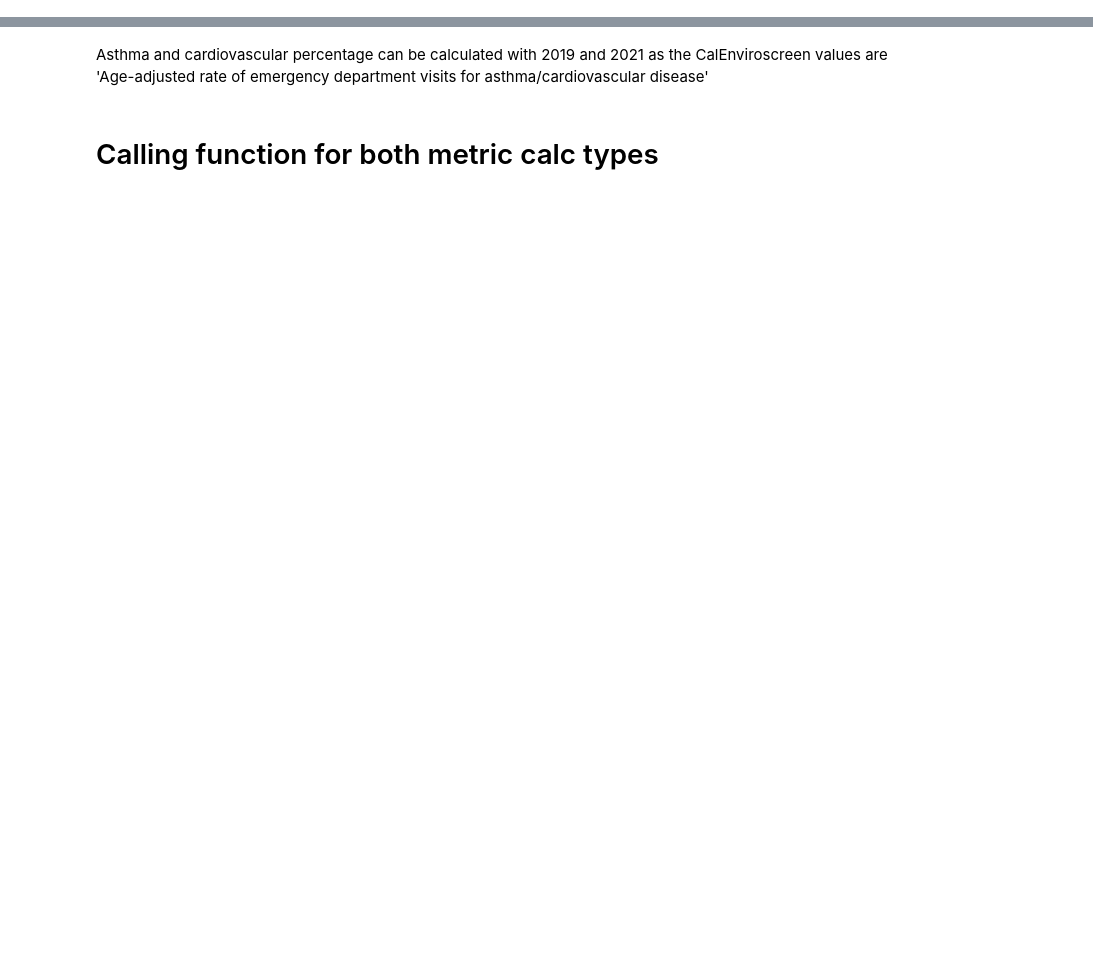
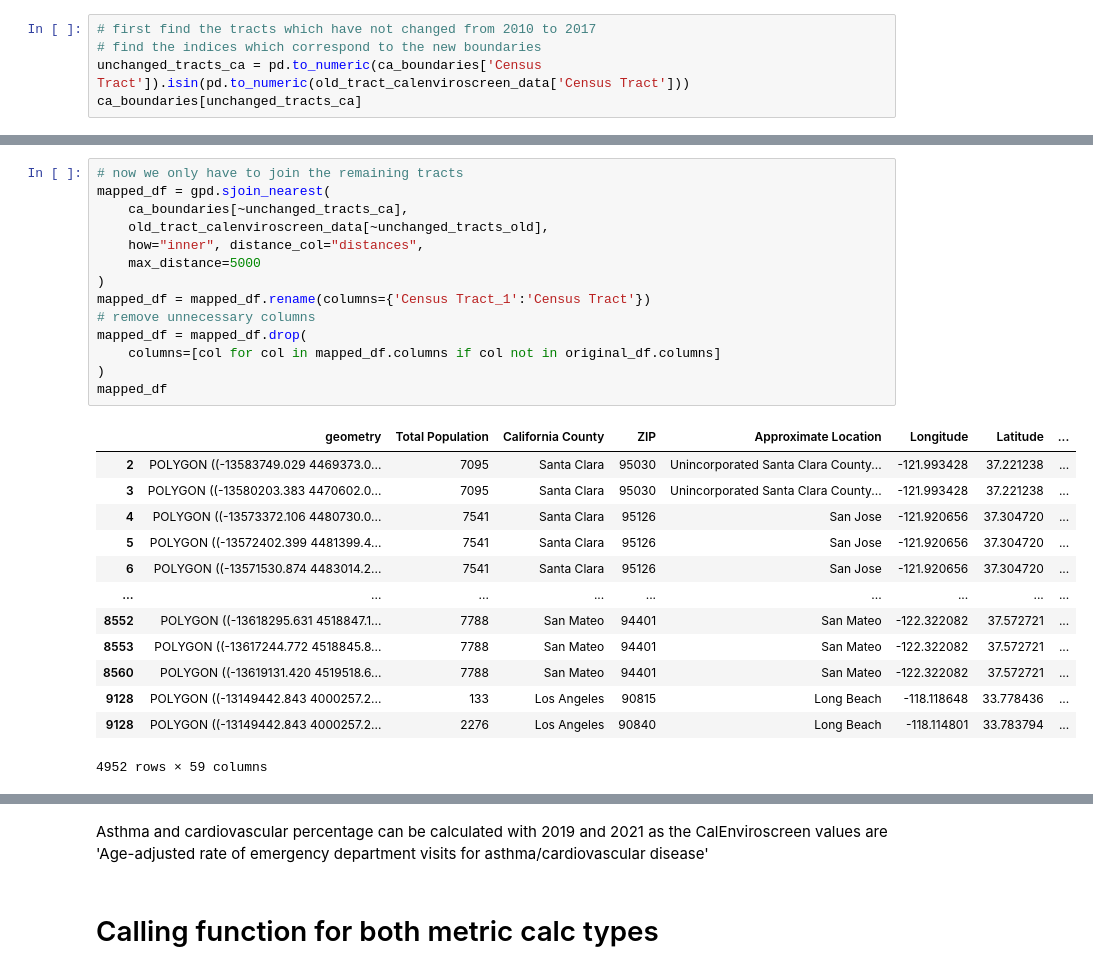
Before and after one commit to Eagle-Rock-Analytics/carb-climate-index, a Jupyter notebook: scripts/data_metric_calc/society_cal_enviroscreen_metrics.ipynb, the cells around one changed output, grey strips where cells are left out. Cells and saved outputs as stored; diff of their text form; blank space fills up the shorter version.

```diff
--- a/scripts/data_metric_calc/society_cal_enviroscreen_metrics.ipynb
+++ b/scripts/data_metric_calc/society_cal_enviroscreen_metrics.ipynb
@@ -66,0 +141,5 @@ Index(['Census Tract', 'Total Population', 'California County', 'ZIP',
+# %%
+# first find the tracts which have not changed from 2010 to 2017
+# find the indices which correspond to the new boundaries
+unchanged_tracts_ca = pd.to_numeric(ca_boundaries['Census Tract']).isin(pd.to_numeric(old_tract_calenviroscreen_data['Census Tract']))
+ca_boundaries[unchanged_tracts_ca]
@@ -66,0 +185,28 @@ Index(['Census Tract', 'Total Population', 'California County', 'ZIP',
+# %%
+# now we only have to join the remaining tracts
+mapped_df = gpd.sjoin_nearest(
+    ca_boundaries[~unchanged_tracts_ca],
+    old_tract_calenviroscreen_data[~unchanged_tracts_old],
+    how="inner", distance_col="distances",
+    max_distance=5000
+)
+mapped_df = mapped_df.rename(columns={'Census Tract_1':'Census Tract'})
+# remove unnecessary columns
+mapped_df = mapped_df.drop(
+    columns=[col for col in mapped_df.columns if col not in original_df.columns]
+)
+mapped_df
+# %% [output]
+|  | geometry | Total Population | California County | ZIP | Approximate Location | Longitude | Latitude | ... |
+| 2 | POLYGON ((-13583749.029 4469373.0... | 7095 | Santa Clara | 95030 | Unincorporated Santa Clara County... | -121.993428 | 37.221238 | ... |
+| 3 | POLYGON ((-13580203.383 4470602.0... | 7095 | Santa Clara | 95030 | Unincorporated Santa Clara County... | -121.993428 | 37.221238 | ... |
+| 4 | POLYGON ((-13573372.106 4480730.0... | 7541 | Santa Clara | 95126 | San Jose | -121.920656 | 37.304720 | ... |
+| 5 | POLYGON ((-13572402.399 4481399.4... | 7541 | Santa Clara | 95126 | San Jose | -121.920656 | 37.304720 | ... |
+| 6 | POLYGON ((-13571530.874 4483014.2... | 7541 | Santa Clara | 95126 | San Jose | -121.920656 | 37.304720 | ... |
+| ... | ... | ... | ... | ... | ... | ... | ... | ... |
+| 8552 | POLYGON ((-13618295.631 4518847.1... | 7788 | San Mateo | 94401 | San Mateo | -122.322082 | 37.572721 | ... |
+| 8553 | POLYGON ((-13617244.772 4518845.8... | 7788 | San Mateo | 94401 | San Mateo | -122.322082 | 37.572721 | ... |
+| 8560 | POLYGON ((-13619131.420 4519518.6... | 7788 | San Mateo | 94401 | San Mateo | -122.322082 | 37.572721 | ... |
+| 9128 | POLYGON ((-13149442.843 4000257.2... | 133 | Los Angeles | 90815 | Long Beach | -118.118648 | 33.778436 | ... |
+| 9128 | POLYGON ((-13149442.843 4000257.2... | 2276 | Los Angeles | 90840 | Long Beach | -118.114801 | 33.783794 | ... |
+4952 rows × 59 columns
```
Also changed, not shown: parts of 36 cells of this notebook.
